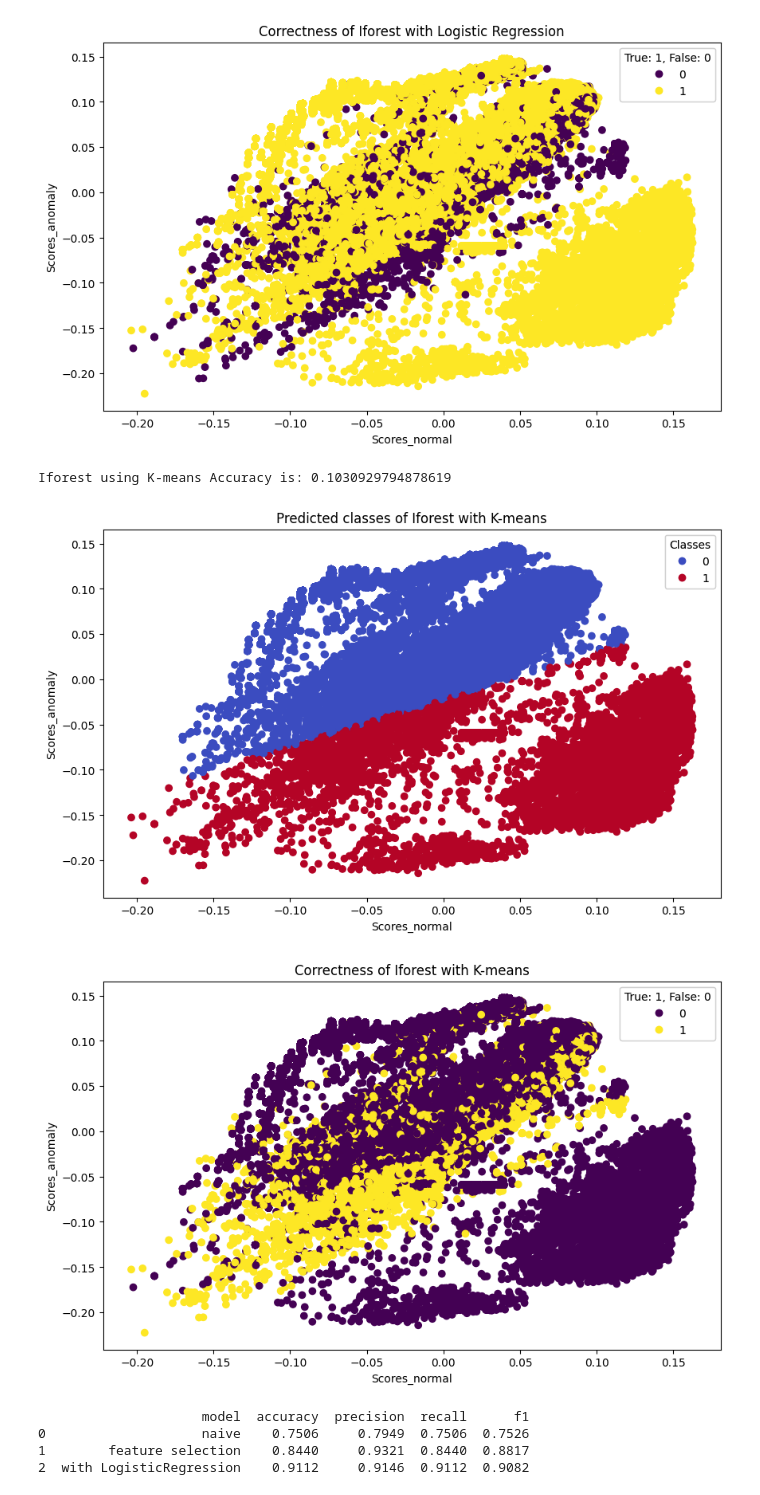
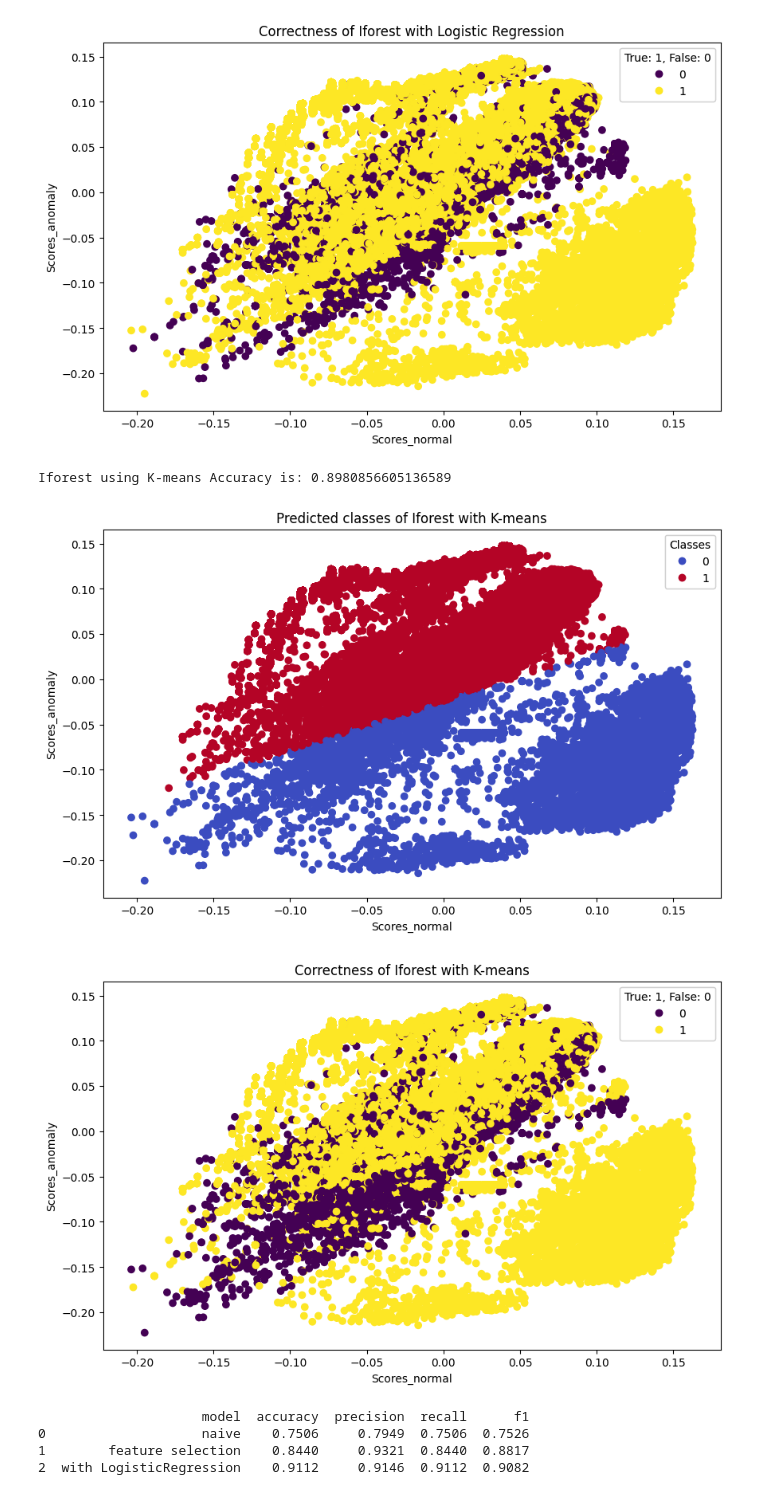
Before and after one commit to Sugata10723/Project_iforest, a Jupyter notebook: code/iforest_UNSW_spilt_data_onehot.ipynb, the cells around one changed output. Saved outputs shown, nothing was run; the diff lists cells and outputs as text; code cells hidden in the pictures.

```diff
--- a/code/iforest_UNSW_spilt_data_onehot.ipynb
+++ b/code/iforest_UNSW_spilt_data_onehot.ipynb
@@ -279,41 +279,41 @@ Accuracy of Iforest with LogisticRegression: 0.9111837727886242
 from sklearn.cluster import KMeans
 
 # k-meansでクラスタリング
-kmeans = KMeans(n_clusters=2)
-y_pred = kmeans.fit_predict(scores)
+kmeans = KMeans(n_clusters=2, random_state=42)
+y_pred = kmeans.fit(scores_train, y_train).predict(scores)
 #print(f"y_pred: {y_pred}")
 
 # 精度の計算
 print(f"Iforest using K-means Accuracy is: {accuracy_score(y_test, y_pred)}")
 
 # 正解不正解ラベルをつける
 labels = np.where(y_test == y_pred, 1, 0) # 1: 正解, 0: 不正解
 
 # 予測したクラスをプロット
 plt.figure(figsize=(10, 6))
 scatter = plt.scatter(scores[:, 0], scores[:, 1], c=y_pred, cmap="coolwarm")
 plt.xlabel("Scores_normal")
 plt.ylabel("Scores_anomaly")
 plt.title("Predicted classes of Iforest with K-means")
 legend1 = plt.legend(*scatter.legend_elements(),
                     loc="upper right", title="Classes")
 plt.gca().add_artist(legend1)
 plt.show()
 
 # 正解不正解をプロット
 plt.figure(figsize=(10, 6))
 scatter = plt.scatter(scores[:, 0], scores[:, 1], c=labels, cmap="viridis")
 plt.xlabel("Scores_normal")
 plt.ylabel("Scores_anomaly")
 plt.title("Correctness of Iforest with K-means")
 legend1 = plt.legend(*scatter.legend_elements(),
                     loc="upper right", title="True: 1, False: 0")
 plt.gca().add_artist(legend1)
 plt.show()
 # %% [output]
-Iforest using K-means Accuracy is: 0.1030929794878619
+Iforest using K-means Accuracy is: 0.8980856605136589
-[figure, old version]
+[figure, new version]
-[figure, old version]
+[figure, new version]
 # %%
 import pandas as pd
 import seaborn as sns
```
